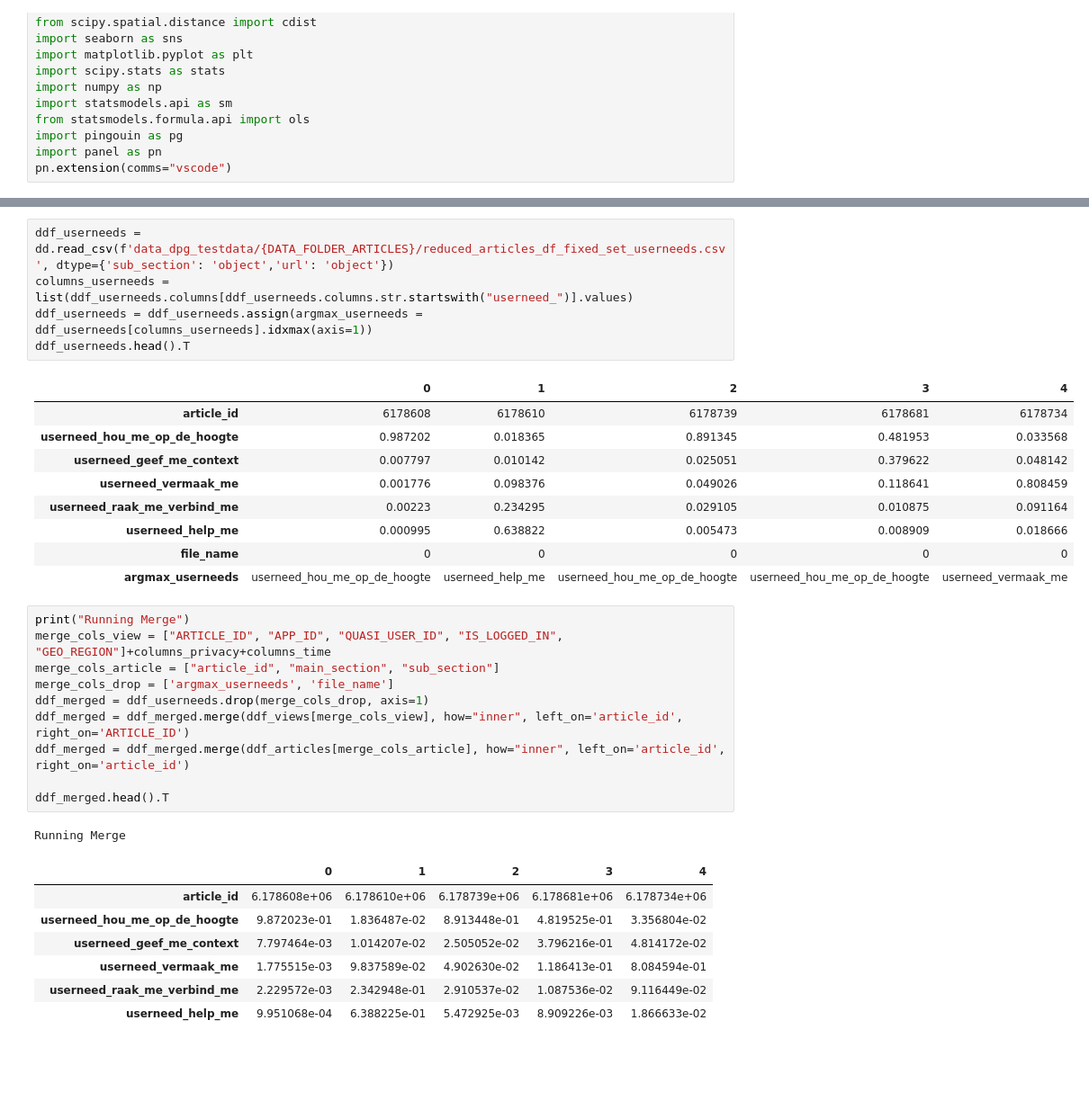
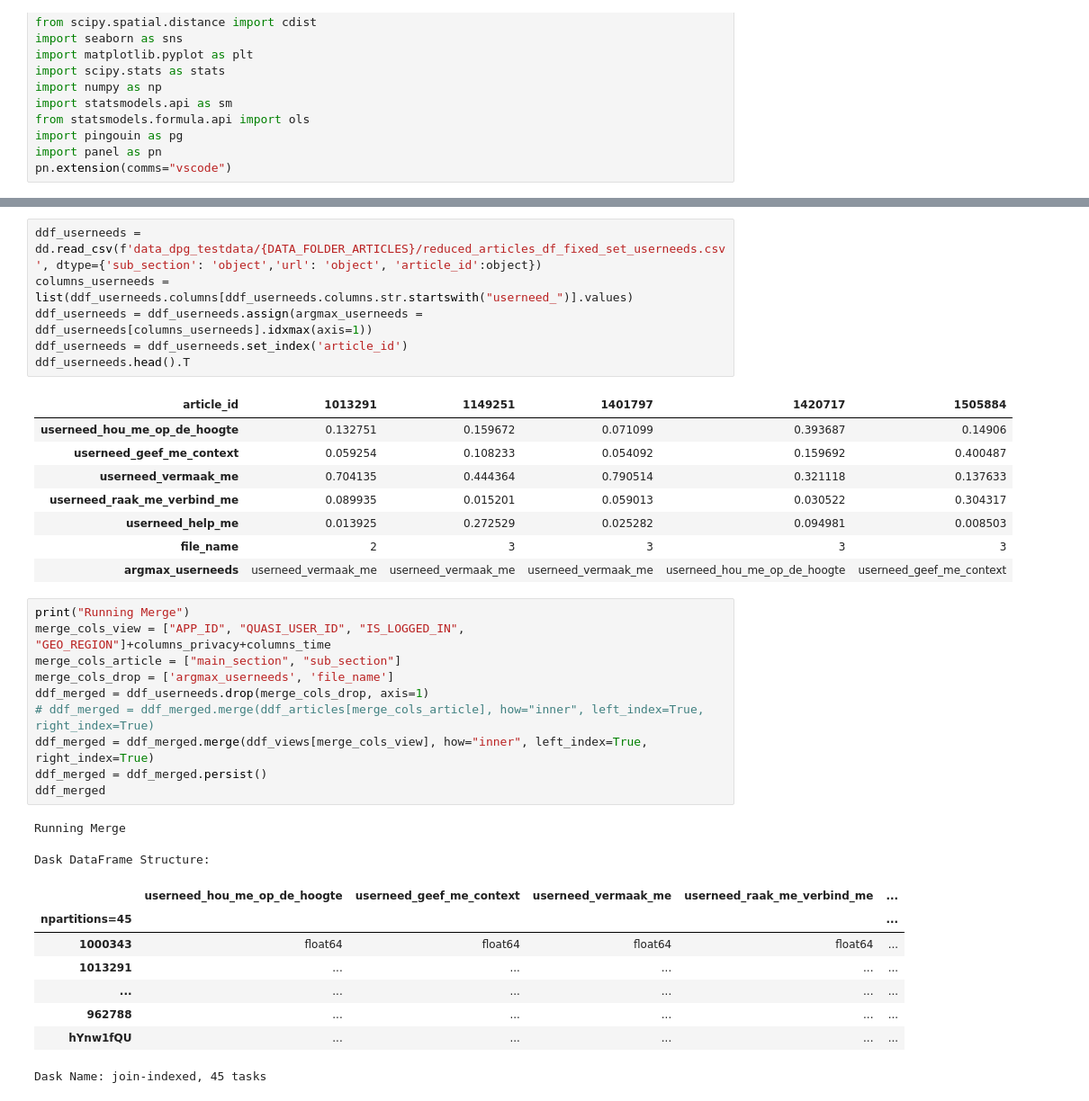
Before and after one commit to Olu93/work_beyond_clicks, a Jupyter notebook: notebook_clustering_users.ipynb, the cells around one changed output, grey strips where cells are left out. Shown: that part at 90% size. Cells and saved outputs as stored; diff of their text form; blank space fills up the shorter version.

```diff
--- a/notebook_clustering_users.ipynb
+++ b/notebook_clustering_users.ipynb
@@ -94,35 +98,37 @@ ddf_articles.head().T
 # %%
-ddf_userneeds = dd.read_csv(f'data_dpg_testdata/{DATA_FOLDER_ARTICLES}/reduced_articles_df_fixed_set_userneeds.csv', dtype={'sub_section': 'object','url': 'object'})
+ddf_userneeds = dd.read_csv(f'data_dpg_testdata/{DATA_FOLDER_ARTICLES}/reduced_articles_df_fixed_set_userneeds.csv', dtype={'sub_section': 'object','url': 'object', 'article_id':object})
 columns_userneeds = list(ddf_userneeds.columns[ddf_userneeds.columns.str.startswith("userneed_")].values)
 ddf_userneeds = ddf_userneeds.assign(argmax_userneeds = ddf_userneeds[columns_userneeds].idxmax(axis=1))
+ddf_userneeds = ddf_userneeds.set_index('article_id')
 ddf_userneeds.head().T
 # %% [output]
-|  | 0 | 1 | 2 | 3 | 4 |
-| article_id | 6178608 | 6178610 | 6178739 | 6178681 | 6178734 |
-| userneed_hou_me_op_de_hoogte | 0.987202 | 0.018365 | 0.891345 | 0.481953 | 0.033568 |
-| userneed_geef_me_context | 0.007797 | 0.010142 | 0.025051 | 0.379622 | 0.048142 |
-| userneed_vermaak_me | 0.001776 | 0.098376 | 0.049026 | 0.118641 | 0.808459 |
-| userneed_raak_me_verbind_me | 0.00223 | 0.234295 | 0.029105 | 0.010875 | 0.091164 |
-| userneed_help_me | 0.000995 | 0.638822 | 0.005473 | 0.008909 | 0.018666 |
-| file_name | 0 | 0 | 0 | 0 | 0 |
-| argmax_userneeds | userneed_hou_me_op_de_hoogte | userneed_help_me | userneed_hou_me_op_de_hoogte | userneed_hou_me_op_de_hoogte | userneed_vermaak_me |
+| article_id | 1013291 | 1149251 | 1401797 | 1420717 | 1505884 |
+| userneed_hou_me_op_de_hoogte | 0.132751 | 0.159672 | 0.071099 | 0.393687 | 0.14906 |
+| userneed_geef_me_context | 0.059254 | 0.108233 | 0.054092 | 0.159692 | 0.400487 |
+| userneed_vermaak_me | 0.704135 | 0.444364 | 0.790514 | 0.321118 | 0.137633 |
+| userneed_raak_me_verbind_me | 0.089935 | 0.015201 | 0.059013 | 0.030522 | 0.304317 |
+| userneed_help_me | 0.013925 | 0.272529 | 0.025282 | 0.094981 | 0.008503 |
+| file_name | 2 | 3 | 3 | 3 | 3 |
+| argmax_userneeds | userneed_vermaak_me | userneed_vermaak_me | userneed_vermaak_me | userneed_hou_me_op_de_hoogte | userneed_geef_me_context |
 # %%
 print("Running Merge")
-merge_cols_view = ["ARTICLE_ID", "APP_ID", "QUASI_USER_ID", "IS_LOGGED_IN", "GEO_REGION"]+columns_privacy+columns_time
-merge_cols_article = ["article_id", "main_section", "sub_section"]
+merge_cols_view = ["APP_ID", "QUASI_USER_ID", "IS_LOGGED_IN", "GEO_REGION"]+columns_privacy+columns_time
+merge_cols_article = ["main_section", "sub_section"]
 merge_cols_drop = ['argmax_userneeds', 'file_name']
 ddf_merged = ddf_userneeds.drop(merge_cols_drop, axis=1)
-ddf_merged = ddf_merged.merge(ddf_views[merge_cols_view], how="inner", left_on='article_id', right_on='ARTICLE_ID')
-ddf_merged = ddf_merged.merge(ddf_articles[merge_cols_article], how="inner", left_on='article_id', right_on='article_id')
-
-ddf_merged.head().T
+# ddf_merged = ddf_merged.merge(ddf_articles[merge_cols_article], how="inner", left_index=True, right_index=True)
+ddf_merged = ddf_merged.merge(ddf_views[merge_cols_view], how="inner", left_index=True, right_index=True)
+ddf_merged = ddf_merged.persist()
+ddf_merged
 # %% [output]
 Running Merge
+Dask DataFrame Structure:
-|  | 0 | 1 | 2 | 3 | 4 |
-| article_id | 6.178608e+06 | 6.178610e+06 | 6.178739e+06 | 6.178681e+06 | 6.178734e+06 |
-| userneed_hou_me_op_de_hoogte | 9.872023e-01 | 1.836487e-02 | 8.913448e-01 | 4.819525e-01 | 3.356804e-02 |
-| userneed_geef_me_context | 7.797464e-03 | 1.014207e-02 | 2.505052e-02 | 3.796216e-01 | 4.814172e-02 |
-| userneed_vermaak_me | 1.775515e-03 | 9.837589e-02 | 4.902630e-02 | 1.186413e-01 | 8.084594e-01 |
-| userneed_raak_me_verbind_me | 2.229572e-03 | 2.342948e-01 | 2.910537e-02 | 1.087536e-02 | 9.116449e-02 |
-| userneed_help_me | 9.951068e-04 | 6.388225e-01 | 5.472925e-03 | 8.909226e-03 | 1.866633e-02 |
+|  | userneed_hou_me_op_de_hoogte | userneed_geef_me_context | userneed_vermaak_me | userneed_raak_me_verbind_me | ... |
+| npartitions=45 |  |  |  |  | ... |
+| 1000343 | float64 | float64 | float64 | float64 | ... |
+| 1013291 | ... | ... | ... | ... | ... |
+| ... | ... | ... | ... | ... | ... |
+| 962788 | ... | ... | ... | ... | ... |
+| hYnw1fQU | ... | ... | ... | ... | ... |
+Dask Name: join-indexed, 45 tasks
 # %%
```
Also changed, not shown: parts of 18 cells of this notebook.
